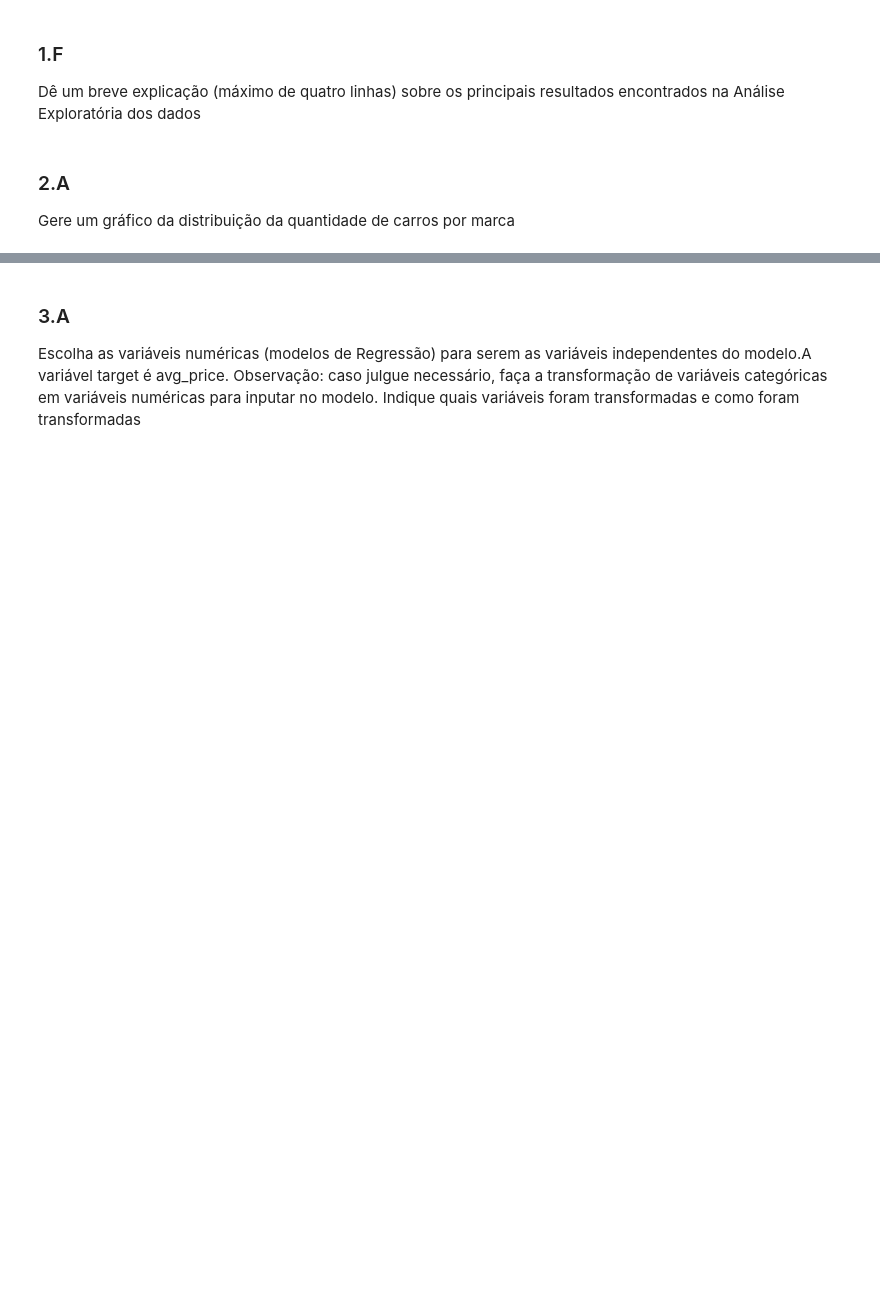
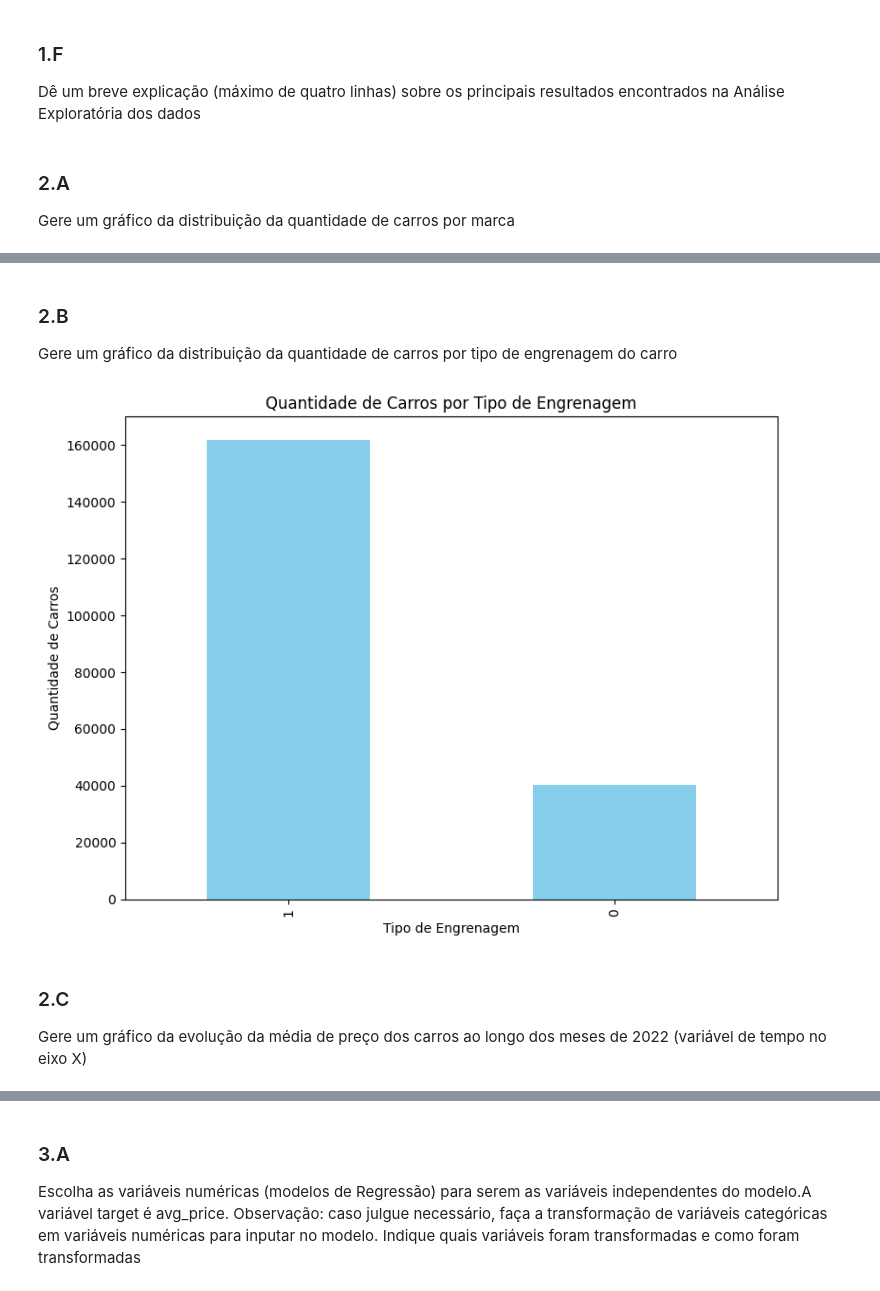
Before and after one commit to brunogalvao/python-ufpr, a Jupyter notebook: Trabalho LPA/Trabalho.ipynb, the cells around one changed output, grey strips where cells are left out. Saved outputs shown, nothing was run; the diff lists cells and outputs as text; code cells hidden in the pictures; blank space fills up the shorter version.

```diff
--- a/Trabalho LPA/Trabalho.ipynb
+++ b/Trabalho LPA/Trabalho.ipynb
@@ -240,0 +287,26 @@ Gere um gráfico da distribuição da quantidade de carros por marca
+# %% [markdown]
+### 2.B
+
+Gere um gráfico da distribuição da quantidade de carros por tipo de engrenagem do carro
+# %%
+# Contagem da quantidade de carros por tipo de engrenagem
+qtda_por_engrenagem = df['gear'].value_counts()
+
+# Criar o gráfico de barras
+plt.figure(figsize=(8, 6))
+qtda_por_engrenagem.plot(kind='bar', color='skyblue')
+
+# Adicionar título e rótulos dos eixos
+plt.title('Quantidade de Carros por Tipo de Engrenagem')
+plt.xlabel('Tipo de Engrenagem')
+plt.ylabel('Quantidade de Carros')
+
+# Exibir o gráfico
+plt.tight_layout()
+plt.show()
+# %% [output]
+[figure, added]
+# %% [markdown]
+### 2.C
+
+Gere um gráfico da evolução da média de preço dos carros ao longo dos meses de 2022 (variável de tempo no eixo X)
```
Also changed, not shown: parts of 60 cells of this notebook, 2 other files.
